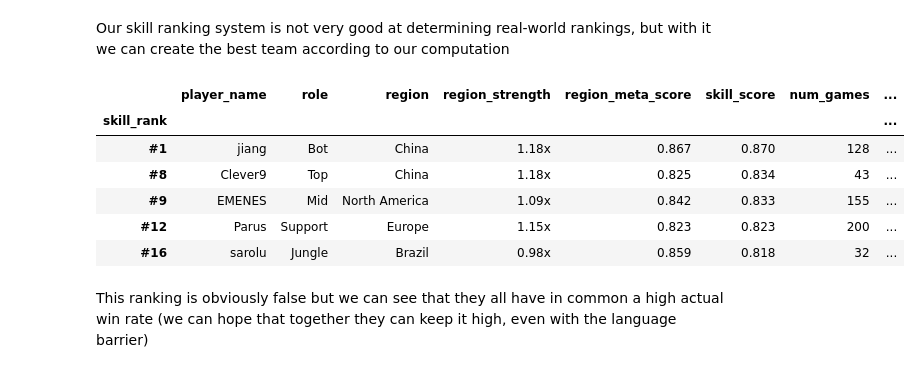
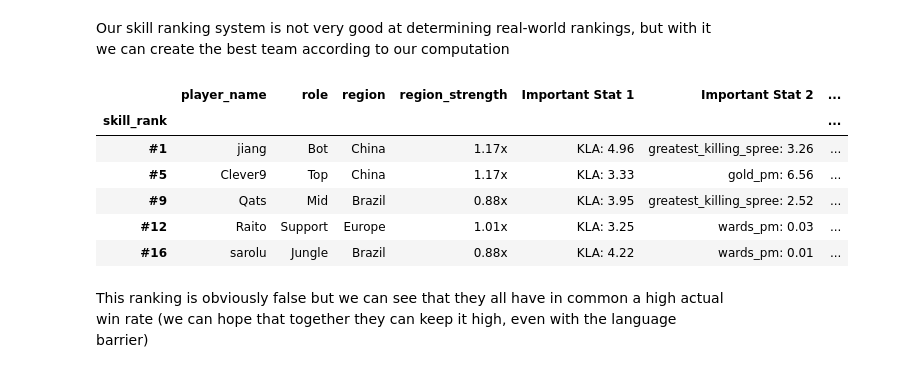
Before and after one commit to ARTHURVANBELLE/AI_LAB_MA1, a Jupyter notebook: models/2_models_features_importance.ipynb, the cells around one changed output. Saved outputs shown, nothing was run; the diff lists cells and outputs as text; code cells hidden in the pictures.

```diff
--- a/models/2_models_features_importance.ipynb
+++ b/models/2_models_features_importance.ipynb
@@ -712,7 +716,7 @@ Others: 0.98
 # %% [markdown]
 ## Compute Skill rank
 # %%
-def compute_enhanced_skill_rank(normalized_metrics_df, df_game_metadata, league_region_df, weights=None, min_games=5):
+def compute_enhanced_skill_rank(normalized_metrics_df, df_game_metadata, league_region_df, weights=None, min_games=5, use_region_adjustment=True):
     """
     Compute enhanced skill rank incorporating region meta rankings with improved
     handling of regional strength differences.
@@ -735,10 +739,10 @@ def compute_enhanced_skill_rank(normalized_metrics_df, df_game_metadata, league_
 
     if weights is None:
         weights = {
-            'avg_win_probability_percentile': 0.25,
-            'impact_score_percentile': 0.20,
-            'performance_consistency_percentile': 0.15,
-            'region_meta_score': 0.40  # Increased weight for region meta score to reflect paper's emphasis
+            'avg_win_probability_percentile': 0.30,
+            'impact_score_percentile': 0.30,
+            'performance_consistency_percentile': 0.20,
+            'region_meta_score': 0.20
         }
 
     # Calculate reliability factor - more games = more reliable data
@@ -782,6 +786,13 @@ def compute_enhanced_skill_rank(normalized_metrics_df, df_game_metadata, league_
                             region_df.loc[~has_region, 'reliability']
                         )
 
+        if not use_region_adjustment in weights:
+            # Redistribute region weight to other metrics
+            region_weight = weights.pop('region_meta_score')
+            remaining_sum = sum(weights.values())
+            for metric in weights:
+                weights[metric] += (weights[metric] / remaining_sum) * region_weight
+
     # Calculate overall rank
     region_df['skill_rank'] = region_df['skill_score'].rank(ascending=False)
 
@@ -820,7 +831,7 @@ df_normalized_metrics = normalize_performance_by_role(df_performance_metrics)
 ## Generate Skill rankings
 # %%
 # Display enhanced rankings with region and meta score
-enhanced_rankings = compute_enhanced_skill_rank(df_normalized_metrics, df_game_metadata, league_region_df)
+enhanced_rankings = compute_enhanced_skill_rank(df_normalized_metrics, df_game_metadata, league_region_df, use_region_adjustment=False)
 
 # Create a formatted display function
 def display_enhanced_rankings(rankings, top_n=40):
@@ -1275,17 +1480,18 @@ Average Raw Statistics By Role
 # %% [markdown]
 Our skill ranking system is not very good at determining real-world rankings, but with it we can create the best team according to our computation
 # %%
-def get_top_5_best_players(rankings_df, importance_by_role=None):
+def get_top_5_best_players(rankings_df, importance_by_role=None, player_raw_stats=None):
     """
     Get the top player from each role according to skill rankings,
-    and include their top 3 important stats based on role analysis.
+    and include the actual values of their top 3 important stats.
 
     Args:
         rankings_df: DataFrame with enhanced player rankings
         importance_by_role: DataFrame with information about important stats by role
+        player_raw_stats: DataFrame with raw player statistics
 
     Returns:
-        DataFrame with the top player from each role and their important stats
+        DataFrame with the top player from each role and their important stat values
     """
     # Initialize a DataFrame to store the best players
     best_players = pd.DataFrame()
@@ -1298,12 +1504,21 @@ def get_top_5_best_players(rankings_df, importance_by_role=None):
             best_player = role_players.sort_values('skill_rank').iloc[0:1]
 
             # Add top 3 important stats for this role if available
-            if importance_by_role is not None:
+            if importance_by_role is not None and player_raw_stats is not None:
                 role_stats = importance_by_role[importance_by_role['Role'] == role]
                 if not role_stats.empty:
                     top_stats = role_stats.iloc[0]['Top 3 Stats']
-                    for i, stat in enumerate(top_stats[:3], 1):
-                        best_player[f'Important Stat {i}'] = stat
+
+                    # Get player data
+                    player_id = best_player['player_id'].values[0]
+                    player_data = player_raw_stats[player_raw_stats['player_id'] == player_id]
+
+                    if not player_data.empty:
+                        for i, stat in enumerate(top_stats[:3], 1):
+                            stat_col = f'avg_{stat}'
+                            if stat_col in player_data.columns:
+                                stat_value = player_data[stat_col].values[0]
+                                best_player[f'Important Stat {i}'] = f"{stat}: {stat_value:.2f}"
 
             best_players = pd.concat([best_players, best_player])
 
@@ -1312,52 +1527,52 @@ def get_top_5_best_players(rankings_df, importance_by_role=None):
 
     return best_players
 
-# Get the top 5 players with their important stats
-top_5_team = get_top_5_best_players(enhanced_rankings, importance_by_role)
+# Get the top 5 players with their important stat values
+top_5_team = get_top_5_best_players(enhanced_rankings, importance_by_role, player_raw_stats)
 
 # Custom display function with additional columns
 def display_enhanced_rankings_with_stats(rankings, top_n=40):
     """
     Display enhanced rankings with clear region and meta score information,
-    including important stats.
+    including important stats and their values.
     """
     display_cols = [
         'skill_rank', 'player_name', 'role', 'region',
         'region_strength', 'Important Stat 1', 'Important Stat 2', 'Important Stat 3',
         'skill_score', 'num_games', 'avg_win_probability', 'actual_win_rate'
     ]
 
     # Keep only columns that exist in the DataFrame
     display_cols = [col for col in display_cols if col in rankings.columns]
 
     # Format the output
     display_df = rankings[display_cols].head(top_n).copy()
 
     # Add rank column prefix
     display_df['skill_rank'] = display_df['skill_rank'].apply(lambda x: f"#{int(x)}")
 
     # Format percentages
     for col in ['skill_score', 'avg_win_probability', 'actual_win_rate']:
         if col in display_df.columns:
             display_df[col] = display_df[col].apply(lambda x: f"{x:.3f}" if pd.notnull(x) else "N/A")
 
     # Format region strength
     if 'region_strength' in display_df.columns:
         display_df['region_strength'] = display_df['region_strength'].apply(
             lambda x: f"{x:.2f}x" if pd.notnull(x) else "N/A"
         )
 
     return display_df.set_index('skill_rank')
 
-# Display the results with important stats
+# Display the results with important stat values
 display_enhanced_rankings_with_stats(top_5_team, top_n=5)
 # %% [output]
-|  | player_name | role | region | region_strength | region_meta_score | skill_score | num_games | ... |
-| skill_rank |  |  |  |  |  |  |  | ... |
-| #1 | jiang | Bot | China | 1.18x | 0.867 | 0.870 | 128 | ... |
-| #8 | Clever9 | Top | China | 1.18x | 0.825 | 0.834 | 43 | ... |
-| #9 | EMENES | Mid | North America | 1.09x | 0.842 | 0.833 | 155 | ... |
-| #12 | Parus | Support | Europe | 1.15x | 0.823 | 0.823 | 200 | ... |
-| #16 | sarolu | Jungle | Brazil | 0.98x | 0.859 | 0.818 | 32 | ... |
+|  | player_name | role | region | region_strength | Important Stat 1 | Important Stat 2 | ... |
+| skill_rank |  |  |  |  |  |  | ... |
+| #1 | jiang | Bot | China | 1.17x | KLA: 4.96 | greatest_killing_spree: 3.26 | ... |
+| #5 | Clever9 | Top | China | 1.17x | KLA: 3.33 | gold_pm: 6.56 | ... |
+| #9 | Qats | Mid | Brazil | 0.88x | KLA: 3.95 | greatest_killing_spree: 2.52 | ... |
+| #12 | Raito | Support | Europe | 1.01x | KLA: 3.25 | wards_pm: 0.03 | ... |
+| #16 | sarolu | Jungle | Brazil | 0.88x | KLA: 4.22 | wards_pm: 0.01 | ... |
 # %% [markdown]
 This ranking is obviously false but we can see that they all have in common a high actual win rate (we can hope that together they can keep it high, even with the language barrier)
```
Also changed, not shown: parts of 13 cells of this notebook.
